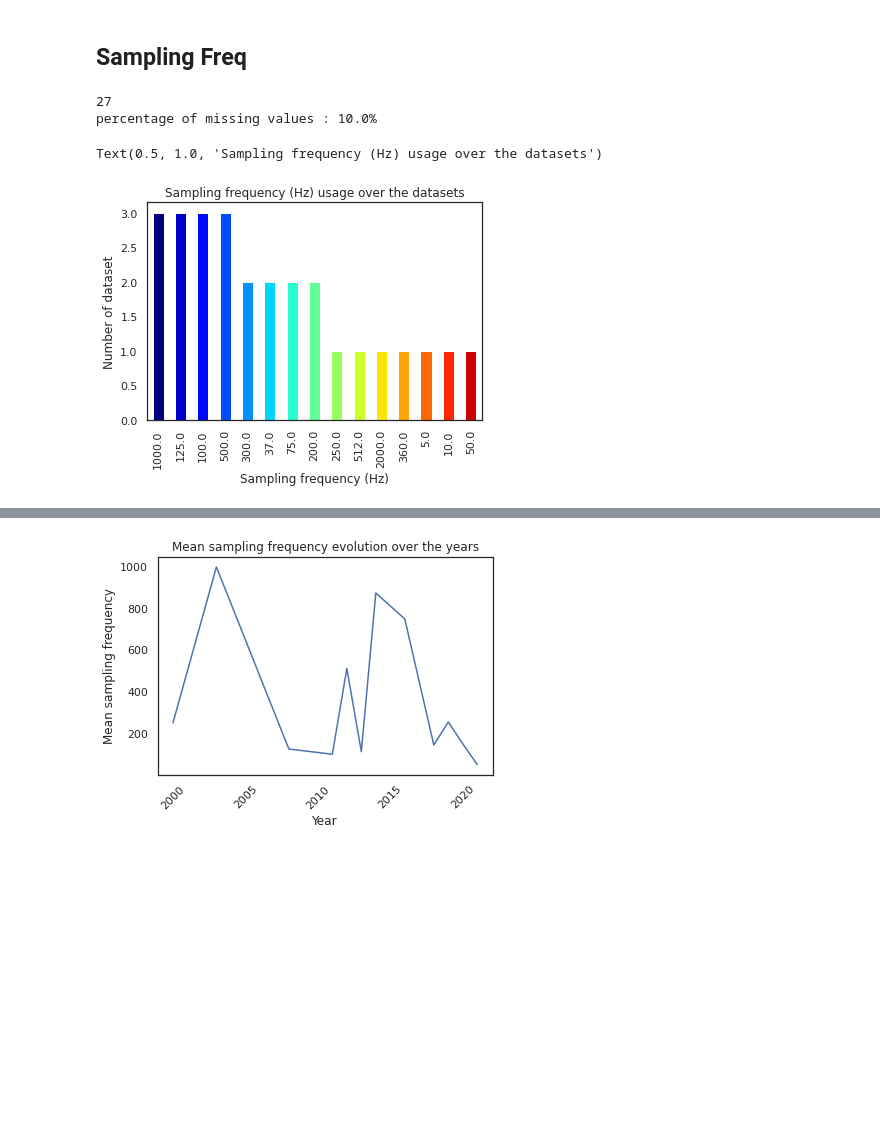
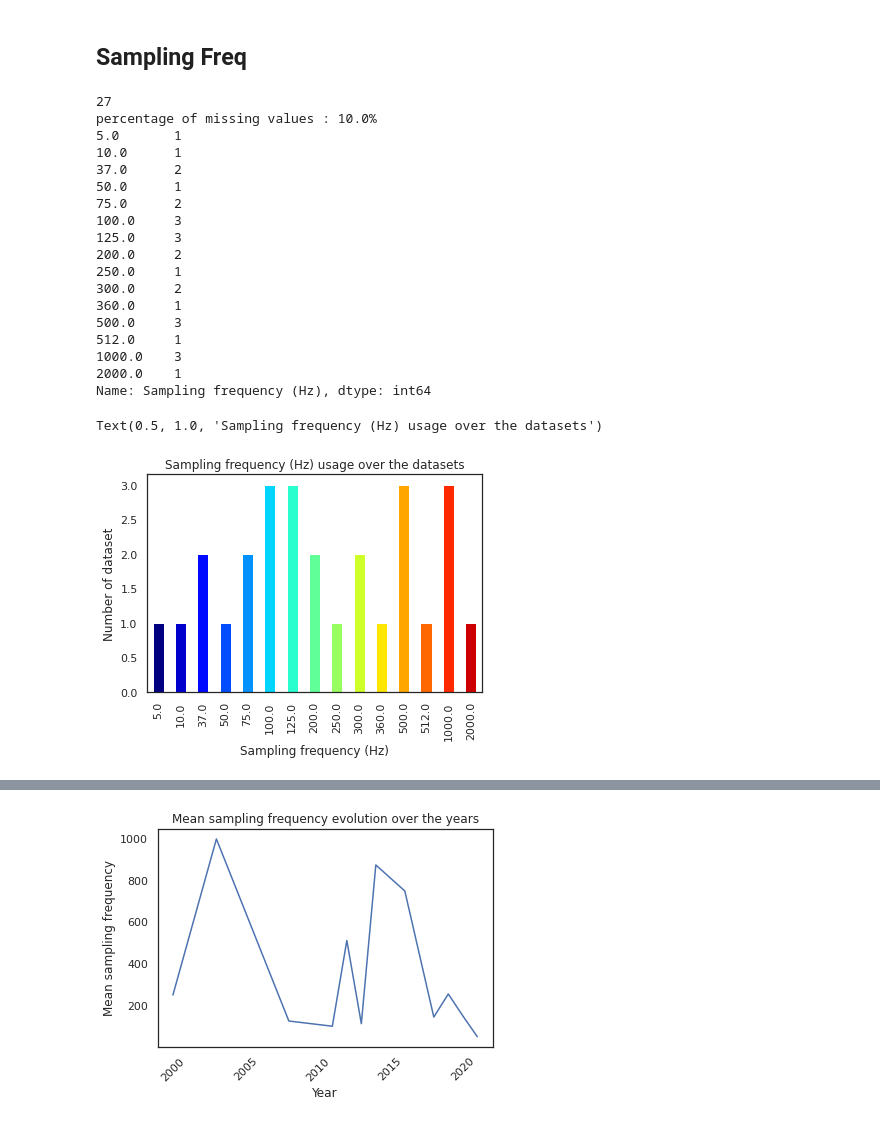
Before and after one commit to bvignau/PPG_SLR_dataset, a Jupyter notebook: dataset_stats.ipynb, the cells around one changed output, grey strips where cells are left out. Cells and saved outputs as stored; diff of their text form; code cells hidden in the pictures; blank space fills up the shorter version.

```diff
--- a/dataset_stats.ipynb
+++ b/dataset_stats.ipynb
@@ -157,22 +157,40 @@ def plot_hist_hue(freq_df,col_name,first_bar,x_labels,x_title,y_title,title,colo
 # %%
 sampling_year=goup_by_year_df['Sampling frequency (Hz)'].value_counts().reset_index(name='Frequency')
 #print(segmentation_by_exp)
 print(dataset_df['Sampling frequency (Hz)'].count())
 percent_missing=((total_exp-dataset_df['Sampling frequency (Hz)'].count())/total_exp)*100
 print("percentage of missing values : "+str(percent_missing)+"%")
 
 col_len=len(dataset_df['Sampling frequency (Hz)'].unique())
 color = cm.jet(np.linspace(0, 1, col_len))
 
-ax=dataset_df['Sampling frequency (Hz)'].value_counts().plot.bar(color=color)
+s_f_df=dataset_df['Sampling frequency (Hz)'].value_counts().sort_index()
+print(s_f_df)
+ax=s_f_df.plot.bar(color=color)
 ax.set_ylabel("Number of dataset")
 ax.set_xlabel("Sampling frequency (Hz)")
 ax.set_title("Sampling frequency (Hz) usage over the datasets")
 # %% [output]
 27
 percentage of missing values : 10.0%
+5.0       1
+10.0      1
+37.0      2
+50.0      1
+75.0      2
+100.0     3
+125.0     3
+200.0     2
+250.0     1
+300.0     2
+360.0     1
+500.0     3
+512.0     1
+1000.0    3
+2000.0    1
+Name: Sampling frequency (Hz), dtype: int64
 Text(0.5, 1.0, 'Sampling frequency (Hz) usage over the datasets')
-[figure, old version]
+[figure, new version]
 # %%
 labels=dataset_df["Year"].astype(str).unique()
 labels.sort()
```
Also changed, not shown: parts of 4 cells of this notebook, 3 other files.
